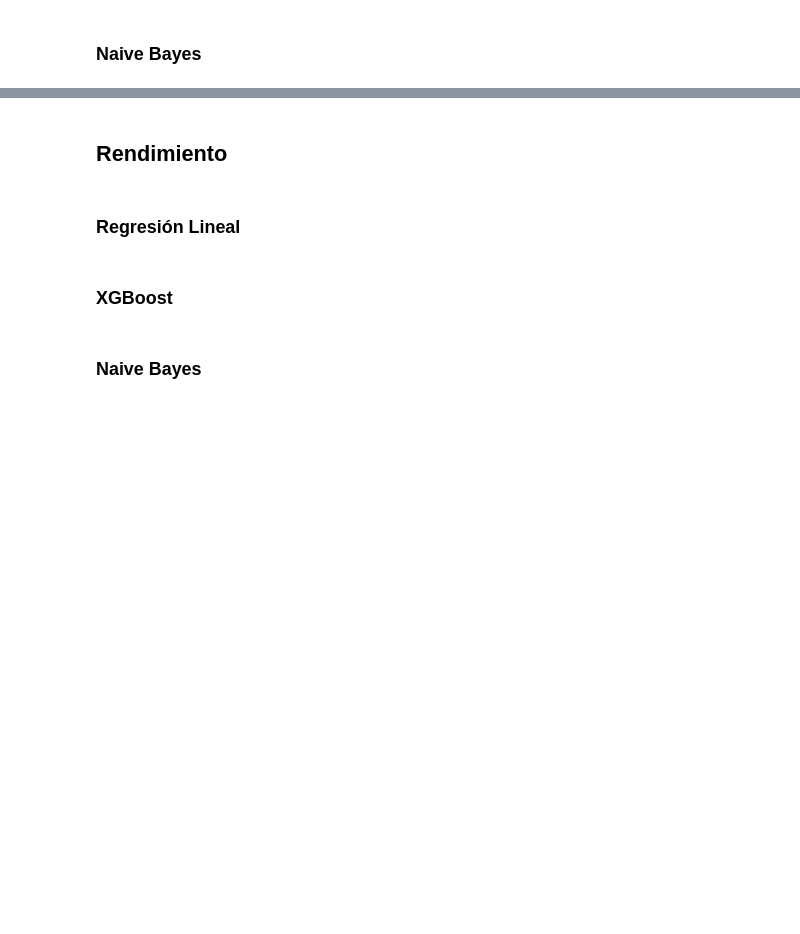
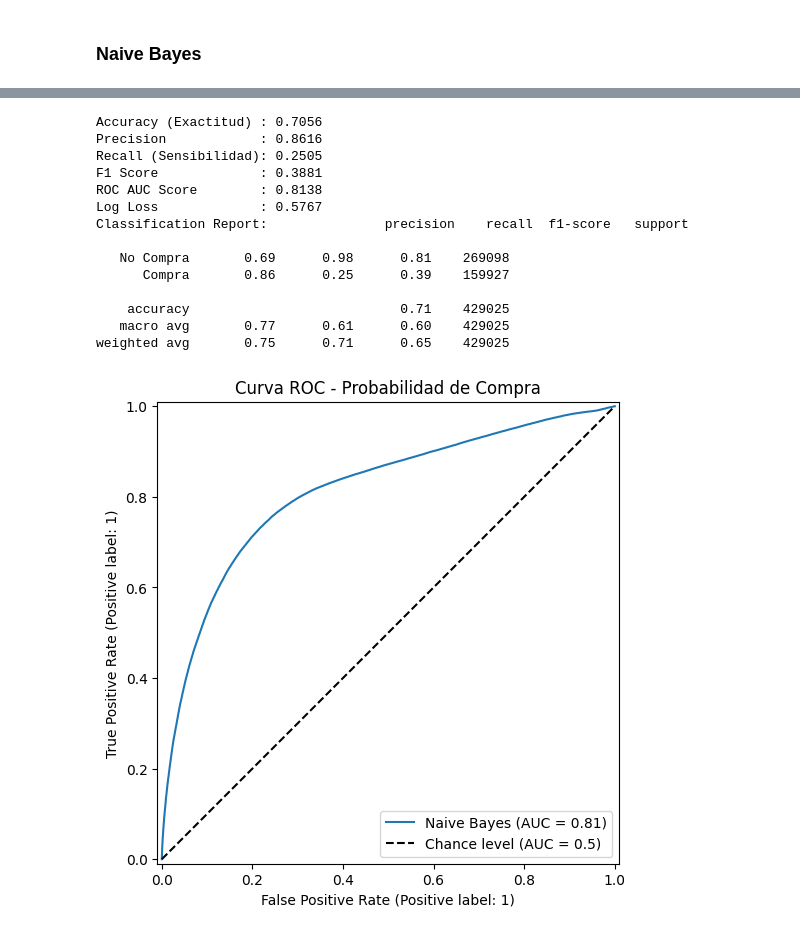
Before and after one commit to valentinaacruz/Personalized-Fashion-Recommendations, a Jupyter notebook: Proyecto_Final_PP.ipynb, the cells around one changed output, grey strips where cells are left out. Cells and saved outputs as stored; diff of their text form; code cells hidden in the pictures; blank space fills up the shorter version.

```diff
--- a/Proyecto_Final_PP.ipynb
+++ b/Proyecto_Final_PP.ipynb
@@ -575,0 +941,3 @@ data_ss.head()
+# %%
+recom_data = pd.read_csv('/content/gdrive/MyDrive/Proyecto_Final_PPCD/datasets/dataset_recomendacion_final.csv')
+recom_data.head()
@@ -632,36 +1244,52 @@ grid_search = GridSearchCV(
-# %% [markdown]
-## Rendimiento
-# %% [markdown]
-### Regresión Lineal
-# %% [markdown]
-### XGBoost
-# %% [markdown]
-### Naive Bayes
 # %%
+y_pred_nb = best_modelnb.predict(X_testnb)
+# Nos interesa la columna [1] que es la probabilidad de "Compra"
+y_probnb = best_modelnb.predict_proba(X_testnb)[:, 1]
+
 # Calculo de metricas
-acc = accuracy_score(y_test, y_pred)
-prec = precision_score(y_test, y_pred)
-rec = recall_score(y_test, y_pred)
-f1 = f1_score(y_test, y_pred)
-auc = roc_auc_score(y_test, y_prob)
-ll = log_loss(y_test, y_prob)
+target_names = ['No Compra', 'Compra']
+acc = accuracy_score(y_testnb, y_pred_nb)
+prec = precision_score(y_testnb, y_pred_nb)
+rec = recall_score(y_testnb, y_pred_nb)
+f1 = f1_score(y_testnb, y_pred_nb)
+auc = roc_auc_score(y_testnb, y_probnb)
+ll = log_loss(y_testnb, y_probnb)
+clas = classification_report(y_testnb, y_pred_nb, target_names=target_names)
+
 
 # Resultados
 print(f"Accuracy (Exactitud) : {acc:.4f}")
 print(f"Precision            : {prec:.4f}") # (De los que predijo compra, ¿cuantos compraron?)
 print(f"Recall (Sensibilidad): {rec:.4f}") # (De los que compraron, ¿cuántos detecto?)
 print(f"F1 Score             : {f1:.4f}") # (Media armónica entre Precision y Recall)
 print(f"ROC AUC Score        : {auc:.4f}") # (Capacidad de ranking)
 print(f"Log Loss             : {ll:.4f}") # (Que tan "seguro" está el modelo)
+print(f"Classification Report: {clas}")
 
 # Curva ROC
 fig, ax = plt.subplots(figsize=(8, 6))
 RocCurveDisplay.from_predictions(
-    y_test,
-    y_prob,
+    y_testnb,
+    y_probnb,
     name="Naive Bayes",
     ax=ax,
     plot_chance_level=True
 )
 ax.set_title("Curva ROC - Probabilidad de Compra")
 plt.show()
+# %% [output]
+Accuracy (Exactitud) : 0.7056
+Precision            : 0.8616
+Recall (Sensibilidad): 0.2505
+F1 Score             : 0.3881
+ROC AUC Score        : 0.8138
+Log Loss             : 0.5767
+Classification Report:               precision    recall  f1-score   support
+
+   No Compra       0.69      0.98      0.81    269098
+      Compra       0.86      0.25      0.39    159927
+
+    accuracy                           0.71    429025
+   macro avg       0.77      0.61      0.60    429025
+weighted avg       0.75      0.71      0.65    429025
+[figure, added]
```
Also changed, not shown: parts of 76 cells of this notebook.
